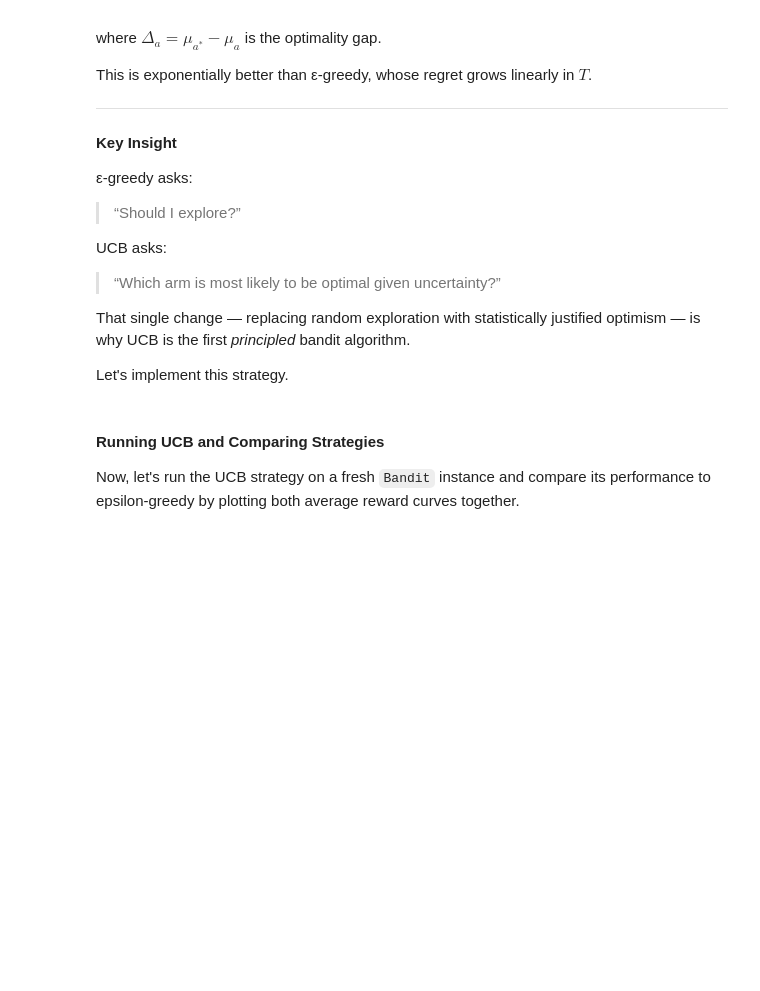
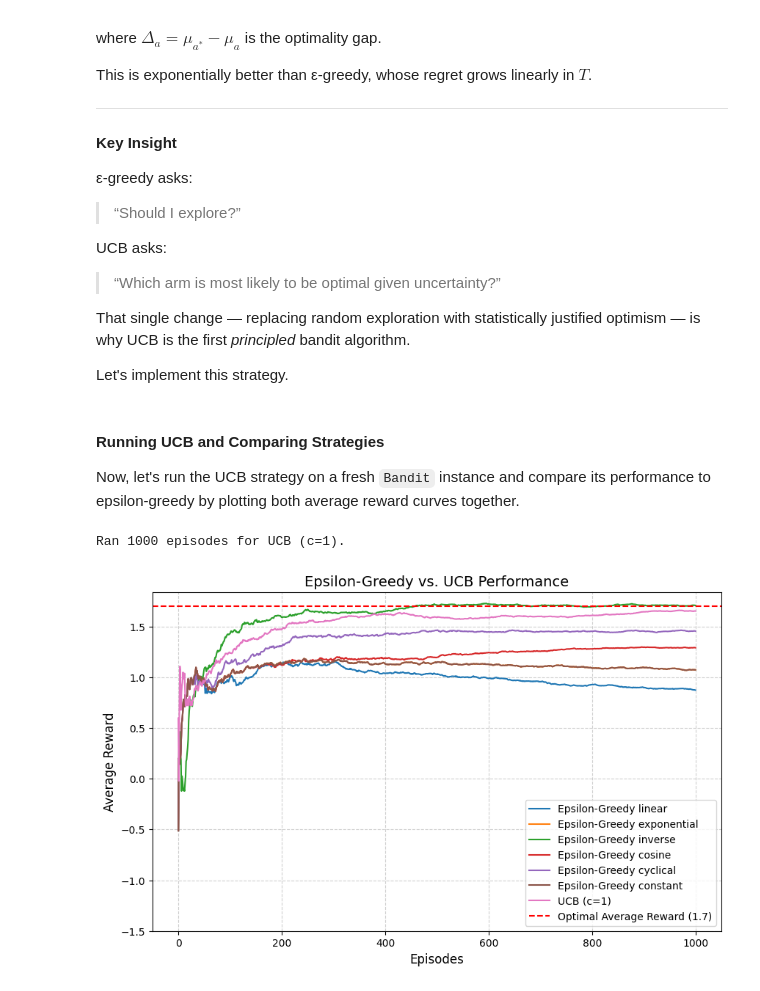
Before and after one commit to rameshaditya-me/reinforcement-learning-from-scratch, a Jupyter notebook: lecture1_MAB.ipynb, the cells around one changed output. Drawn from its saved outputs; the diff is of its cells as text; code cells hidden in the pictures; blank space fills up the shorter version.

```diff
--- a/lecture1_MAB.ipynb
+++ b/lecture1_MAB.ipynb
@@ -744,6 +781,7 @@ def ucb_strategy(bandit_instance, episodes=1000, c=1):
     """
     rewards = np.zeros(episodes)
     k = bandit_instance.k
+    regret = np.zeros(episodes)
 
     # --- Initial Exploration Phase ---
     # UCB requires n[action] > 0 for the formula. Pull each arm once initially.
@@ -753,6 +791,8 @@ def ucb_strategy(bandit_instance, episodes=1000, c=1):
         reward = bandit_instance.pull(arm)
         bandit_instance.update(arm, reward)
         rewards[arm] = reward
+        regret[arm] = np.max(true_means)-bandit_instance.r_est[arm]
+
 
     # --- Main UCB Loop ---
     # Start from the number of arms already pulled (k)
@@ -764,8 +804,10 @@ def ucb_strategy(bandit_instance, episodes=1000, c=1):
         exploration_bonus = c * np.sqrt(np.log(i + 1) / (bandit_instance.n + 1e-6))
         ucb_values = bandit_instance.r_est + exploration_bonus
 
+
         # Select the arm with the highest UCB value
         action = np.argmax(ucb_values)
+        r_est_t.append(bandit_instance.r_est[action])
 
         # Pull the chosen arm and get the reward
         reward = bandit_instance.pull(action)
@@ -776,7 +818,7 @@ def ucb_strategy(bandit_instance, episodes=1000, c=1):
         # Store the reward
         rewards[i] = reward
 
-    return bandit_instance.r_est, rewards
+    return bandit_instance.r_est, rewards, r_est_t
 # %% [markdown]
 #### Running UCB and Comparing Strategies
 
@@ -784,41 +826,35 @@ Now, let's run the UCB strategy on a fresh `Bandit` instance and compare its per
 # %%
 # Create a new Bandit instance for the UCB agent
 # Important: Use a new instance so its estimates (r_est, n) start from zero
 bandit_ucb = Bandit(true_means)
 
 # Set the random seed again just before running UCB for consistency
 np.random.seed(42)
-
+episodes = 1000
 # Run the UCB strategy
-ucb_final_r_est, rewards_ucb = ucb_strategy(bandit_ucb, episodes, c=1)
+ucb_final_r_est, rewards_ucb, ucb_final_r_est_t = ucb_strategy(bandit_ucb, episodes, c=1)
 
 print(f"\nRan {episodes} episodes for UCB (c=1).")
 
 # Calculate cumulative average reward for UCB
 avg_ucb = np.cumsum(rewards_ucb) / (np.arange(episodes) + 1)
 
 # --- Plotting the Comparison ---
 plt.figure(figsize=(10, 6))
 for scheduler in results.keys():
-  plt.plot(results[scheduler], label=f'Epsilon-Greedy {scheduler}')
+  plt.plot(results[scheduler][0], label=f'Epsilon-Greedy {scheduler}')
 plt.plot(avg_ucb, label='UCB (c=1)')
 
 # Add a line for the best possible average reward
 plt.axhline(y=max(true_means), color='red', linestyle='--', label=f'Optimal Average Reward ({max(true_means)})')
 
 plt.xlabel('Episodes', fontsize=12)
 plt.ylabel('Average Reward', fontsize=12)
 plt.title('Epsilon-Greedy vs. UCB Performance', fontsize=14)
 plt.legend()
 plt.grid(True, linestyle='--', alpha=0.6)
 plt.ylim(bottom=min(true_means)-0.5)
 plt.show()
-
-# --- Comparing Final Estimates ---
-print("\n--- Final Estimates Comparison ---")
-print("True means:")
-print(true_means)
-print("\nEpsilon-Greedy Final Estimates (rounded):")
-print(np.round(eps_final_r_est, 2))
-print("\nUCB (c=1) Final Estimates (rounded):")
-print(np.round(ucb_final_r_est, 2))
+# %% [output]
+Ran 1000 episodes for UCB (c=1).
+[figure, added]
```
Also changed, not shown: parts of 8 cells of this notebook.
